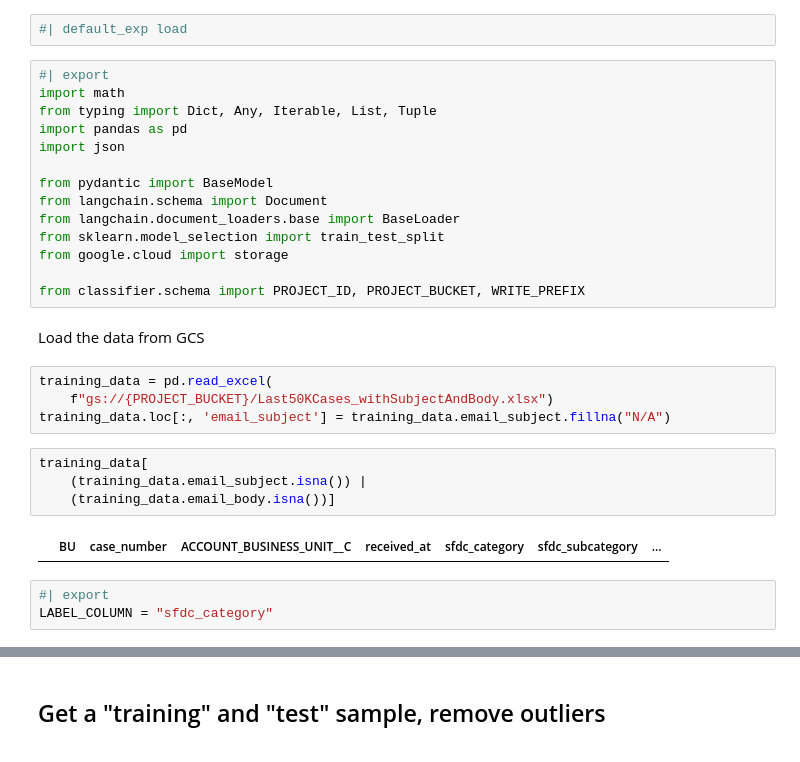
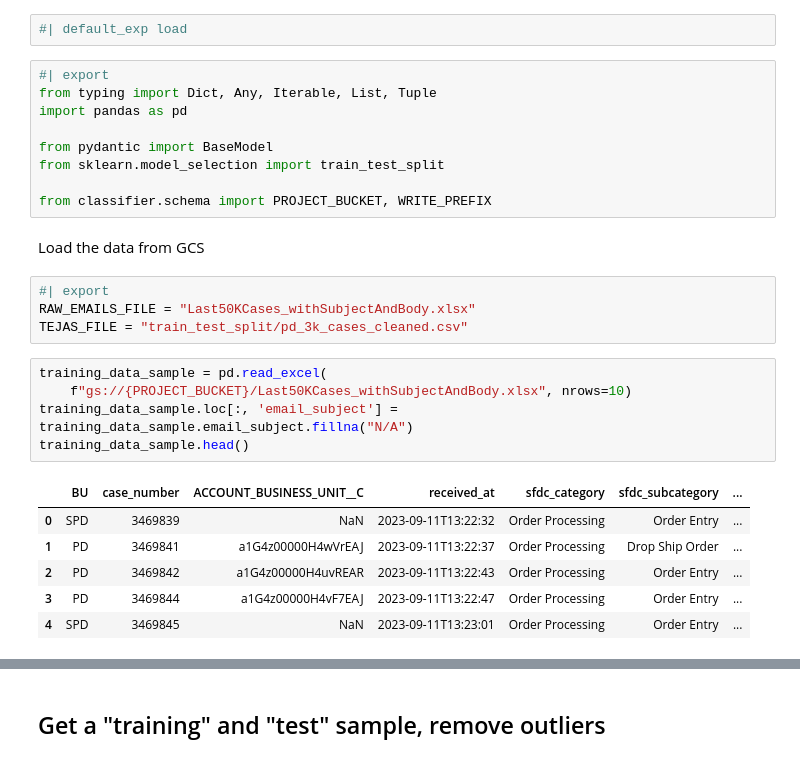
Before and after one commit to cah-jake-bergren/customer_service_email_classification, a Jupyter notebook: nbs/01_load.ipynb, the cells around one changed output, grey strips where cells are left out. Saved outputs shown, nothing was run; the diff lists cells and outputs as text.

Commit message:
Re working document processing

```diff
--- a/nbs/01_load.ipynb
+++ b/nbs/01_load.ipynb
@@ -6,30 +6,28 @@
 #| default_exp load
 # %%
 #| export
-import math
 from typing import Dict, Any, Iterable, List, Tuple
 import pandas as pd
-import json
 
 from pydantic import BaseModel
-from langchain.schema import Document
-from langchain.document_loaders.base import BaseLoader
 from sklearn.model_selection import train_test_split
-from google.cloud import storage
 
-from classifier.schema import PROJECT_ID, PROJECT_BUCKET, WRITE_PREFIX
+from classifier.schema import PROJECT_BUCKET, WRITE_PREFIX
 # %% [markdown]
 Load the data from GCS
+# %%
+#| export
+RAW_EMAILS_FILE = "Last50KCases_withSubjectAndBody.xlsx"
+TEJAS_FILE = "train_test_split/pd_3k_cases_cleaned.csv"
 # %%
-training_data = pd.read_excel(
-    f"gs://{PROJECT_BUCKET}/Last50KCases_withSubjectAndBody.xlsx")
-training_data.loc[:, 'email_subject'] = training_data.email_subject.fillna("N/A")
+training_data_sample = pd.read_excel(
+    f"gs://{PROJECT_BUCKET}/Last50KCases_withSubjectAndBody.xlsx", nrows=10)
+training_data_sample.loc[:, 'email_subject'] = training_data_sample.email_subject.fillna("N/A")
+training_data_sample.head()
+# %% [output]
+|  | BU | case_number | ACCOUNT_BUSINESS_UNIT__C | received_at | sfdc_category | sfdc_subcategory | ... |
+| 0 | SPD | 3469839 | NaN | 2023-09-11T13:22:32 | Order Processing | Order Entry | ... |
+| 1 | PD | 3469841 | a1G4z00000H4wVrEAJ | 2023-09-11T13:22:37 | Order Processing | Drop Ship Order | ... |
+| 2 | PD | 3469842 | a1G4z00000H4uvREAR | 2023-09-11T13:22:43 | Order Processing | Order Entry | ... |
+| 3 | PD | 3469844 | a1G4z00000H4vF7EAJ | 2023-09-11T13:22:47 | Order Processing | Order Entry | ... |
+| 4 | SPD | 3469845 | NaN | 2023-09-11T13:23:01 | Order Processing | Order Entry | ... |
-# %%
-training_data[
-    (training_data.email_subject.isna()) |
-    (training_data.email_body.isna())]
-# %% [output]
-|  | BU | case_number | ACCOUNT_BUSINESS_UNIT__C | received_at | sfdc_category | sfdc_subcategory | ... |
-# %%
-#| export
-LABEL_COLUMN = "sfdc_category"
```
Also changed, not shown: parts of 39 cells of this notebook, 6 other files.
